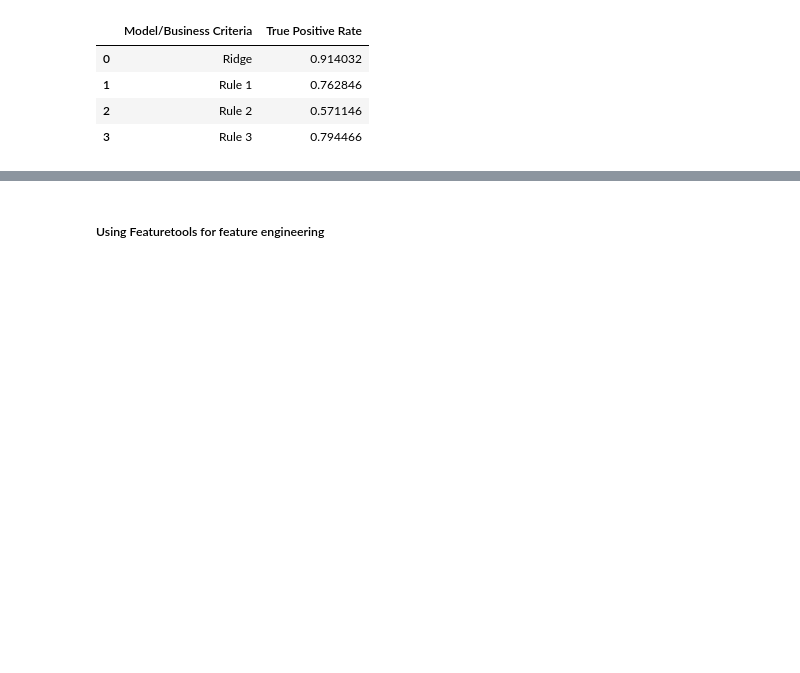
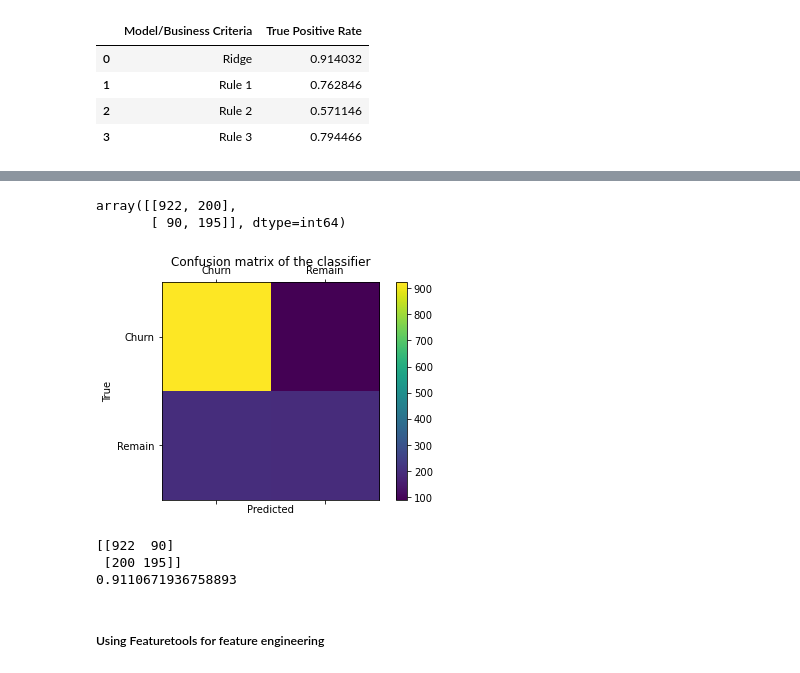
Before and after one commit to dvanheeswijk/Springboard, a Jupyter notebook: Capstone_3/Capstone 3 - Preprocessing and Modeling.ipynb, the cells around one changed output, grey strips where cells are left out. Cells and saved outputs as stored; diff of their text form; code cells hidden in the pictures; blank space fills up the shorter version.

```diff
--- a/Capstone_3/Capstone 3 - Preprocessing and Modeling.ipynb
+++ b/Capstone_3/Capstone 3 - Preprocessing and Modeling.ipynb
@@ -726,3 +763,43 @@ business_scores
+# %%
+tree = DecisionTreeClassifier(criterion='entropy', max_depth=6, max_features='log2')
+
+tree.fit(X_train,y_train)
+
+t_pred = tree.predict(X_test)
+
+confusion_matrix(t_pred, y_test)
+# %% [output]
+array([[922, 200],
+       [ 90, 195]], dtype=int64)
+# %%
+pl = confusion_matrix(y_test,t_pred)
+
+labels = ['Churn', 'Remain']
+
+
+fig = plt.figure()
+ax = fig.add_subplot(111)
+cax = ax.matshow(pl)
+plt.title('Confusion matrix of the classifier')
+fig.colorbar(cax)
+ax.set_xticklabels([''] + labels)
+ax.set_yticklabels([''] + labels)
+plt.xlabel('Predicted')
+plt.ylabel('True')
+plt.show()
+# %% [output]
+[figure, added]
+# %%
+print(pl)
+
+fn,tp = pl[0][1], pl[0][0]
+fnr_rule_3 = fn / (tp + fn)
+tpr_rule_3 = tp / (tp + fn)
+print(tpr_rule_3)
+# %% [output]
+[[922  90]
+ [200 195]]
+0.9110671936758893
 # %% [markdown]
 ##### Using Featuretools for feature engineering
 # %%
```
Also changed, not shown: parts of 26 cells of this notebook, 4 other files.
